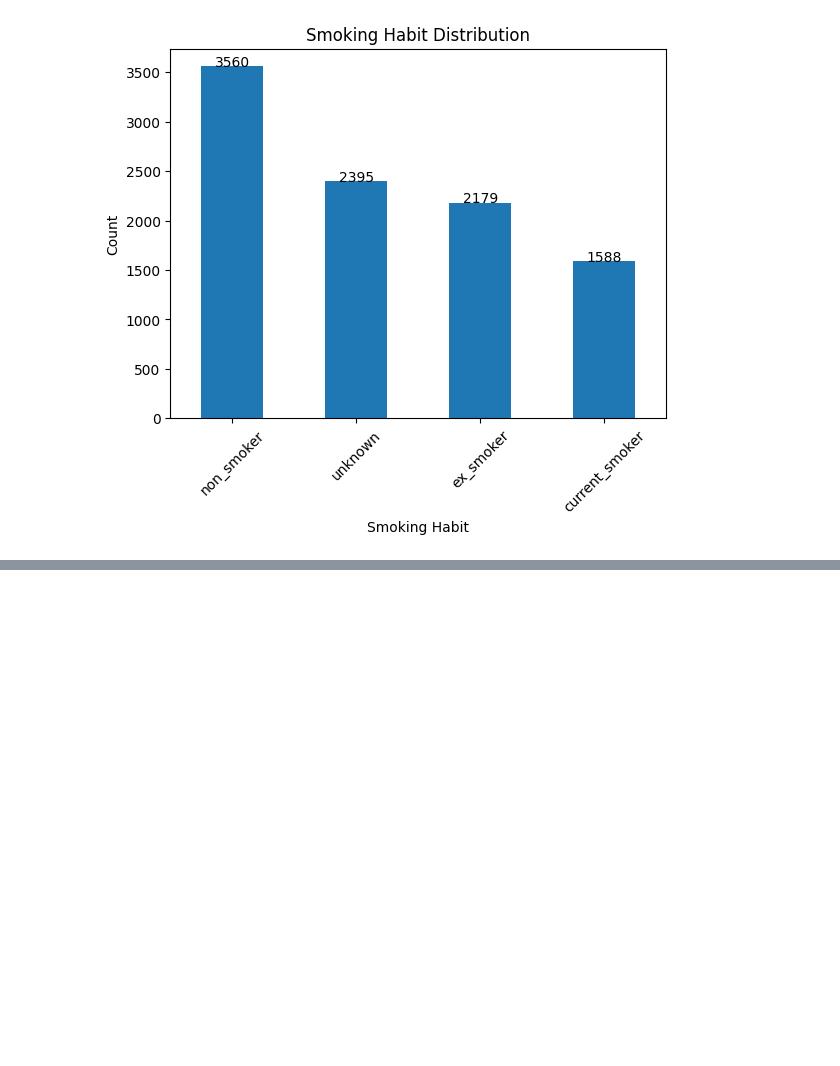
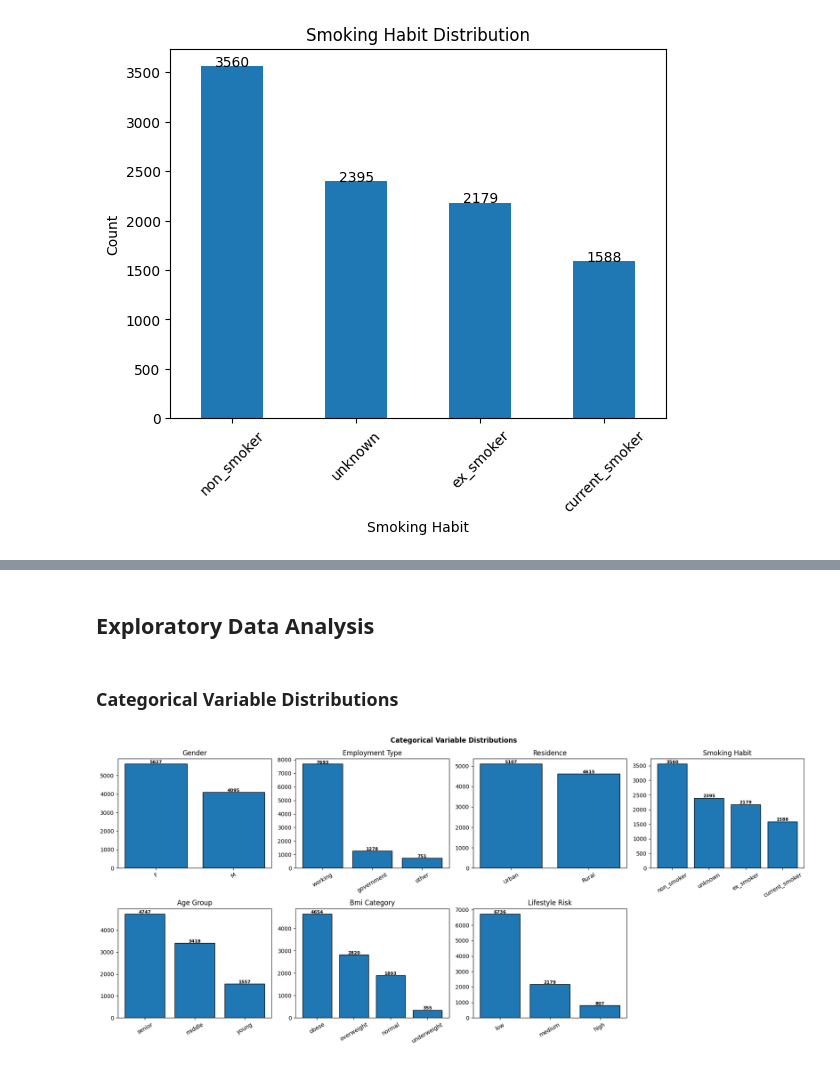
Before and after one commit to sankajithdjinasena/Stroke_Risk_Predicting, a Jupyter notebook: notebook.ipynb, the cells around one changed output, grey strips where cells are left out. Drawn from its saved outputs; the diff is of its cells as text; code cells hidden in the pictures; blank space fills up the shorter version.

Commit message:
Categorical and Numerical Distributions

```diff
--- a/notebook.ipynb
+++ b/notebook.ipynb
@@ -165,3 +166,9 @@ plt.savefig("Figures/Smoking_Habit_Distribution.png")
 plt.show()
 # %% [output]
 [figure]
+# %%
+data['bmi_value'] = data.groupby('bmi_category')['bmi_value'].transform(lambda x: x.fillna(x.median()))
+# %%
+data['age_bmi']     = data['age'] * data['bmi_value']
+data['glucose_age'] = data['glucose_level'] * data['age']
+data['comorbidity'] = data['has_hypertension'] + data['has_heart_disease']
@@ -167,0 +196,28 @@ plt.show()
+# %% [markdown]
+## **Exploratory Data Analysis**
+# %% [markdown]
+### **Categorical Variable Distributions**
+# %%
+categorical_cols = ['gender', 'employment_type', 'residence', 'smoking_habit', 'age_group', 'bmi_category', 'lifestyle_risk']
+
+fig, axes = plt.subplots(2, 4, figsize=(18, 8))
+fig.suptitle('Categorical Variable Distributions', fontsize=12,
+             fontweight='bold')
+axes = axes.flatten()
+
+for i, col in enumerate(categorical_cols):
+    counts = data[col].value_counts()
+    bars = axes[i].bar(counts.index, counts.values,
+                       edgecolor='black')
+    for b, v in zip(bars, counts.values):
+        axes[i].text(b.get_x() + b.get_width()/2, v + 20, str(v),
+                     ha='center', fontsize=8, fontweight='bold')
+    axes[i].set_title(col.replace('_', ' ').title())
+    axes[i].set_xlabel('')
+    axes[i].tick_params(axis='x', rotation=30)
+
+axes[-1].axis('off')
+plt.tight_layout()
+plt.show()
+# %% [output]
+[figure, added]
```
Also changed, not shown: parts of 7 cells of this notebook.
